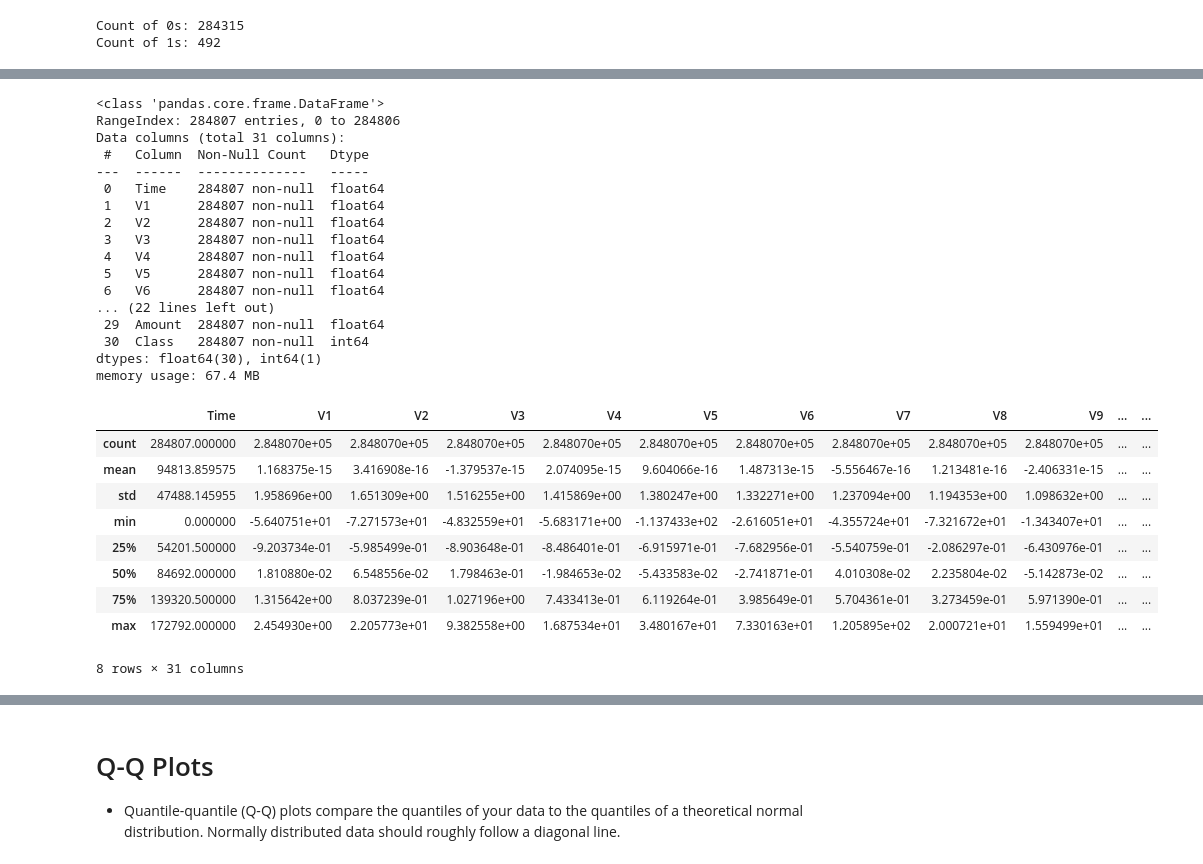
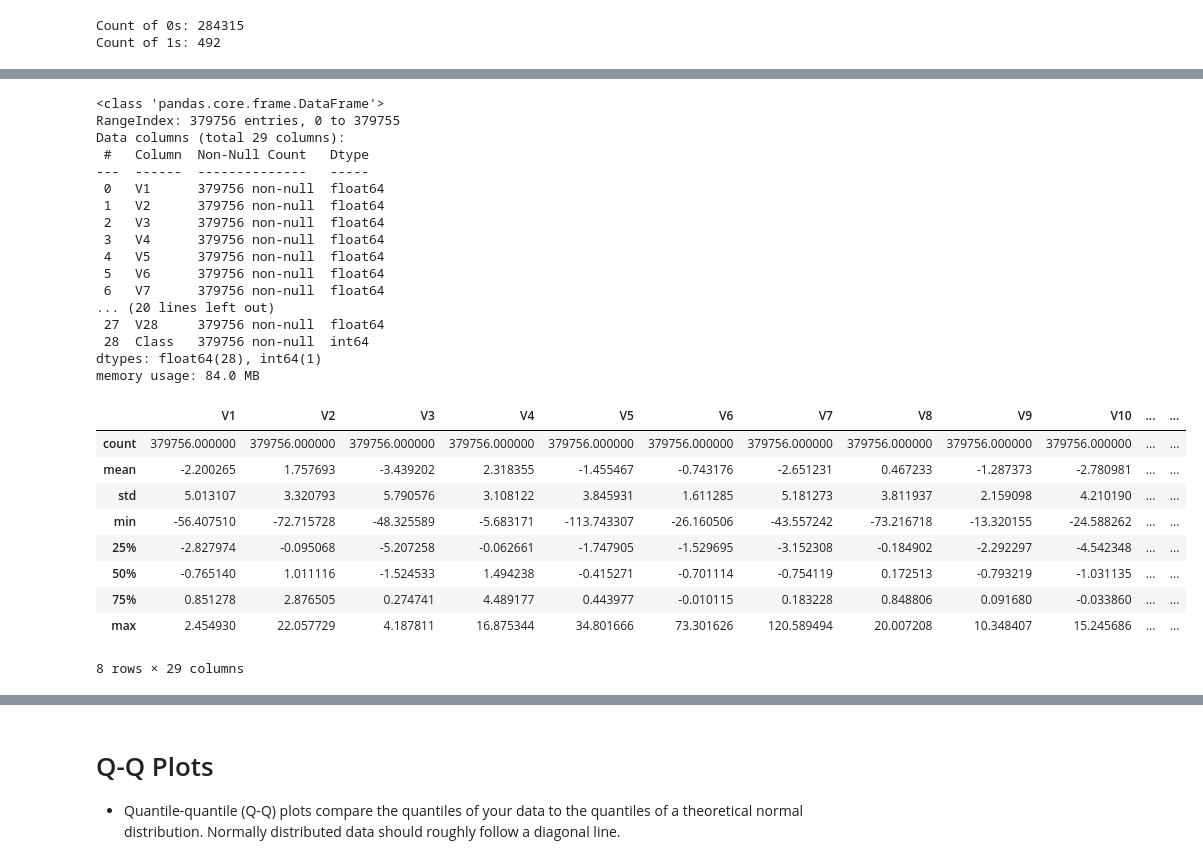
Before and after one commit to AnkitDogra-07/Research-CSE-V, a Jupyter notebook: Work/Notebooks for Data Cleaning/preprocessing.ipynb, the cells around one changed output, grey strips where cells are left out. Saved outputs shown, nothing was run; the diff lists cells and outputs as text; code cells hidden in the pictures.

```diff
--- a/Work/Notebooks for Data Cleaning/preprocessing.ipynb
+++ b/Work/Notebooks for Data Cleaning/preprocessing.ipynb
@@ -47,0 +86,5 @@ Count of 1s: 492
+# %%
+new_X = X_resampled.drop(columns=['Time', 'Amount'])
+new_y = y_resampled
+# %%
+new_df = pd.concat([new_X, new_y], axis=1)
@@ -48,37 +107,37 @@ Count of 1s: 492
 # %%
 # Concise summary of data, including information about missing values and data types
-main_df.info()
+new_df.info()
 # %% [output]
 <class 'pandas.core.frame.DataFrame'>
-RangeIndex: 284807 entries, 0 to 284806
-Data columns (total 31 columns):
+RangeIndex: 379756 entries, 0 to 379755
+Data columns (total 29 columns):
  #   Column  Non-Null Count   Dtype
 ---  ------  --------------   -----
- 0   Time    284807 non-null  float64
- 1   V1      284807 non-null  float64
- 2   V2      284807 non-null  float64
- 3   V3      284807 non-null  float64
- 4   V4      284807 non-null  float64
- 5   V5      284807 non-null  float64
- 6   V6      284807 non-null  float64
-... (22 lines left out)
- 29  Amount  284807 non-null  float64
- 30  Class   284807 non-null  int64
-dtypes: float64(30), int64(1)
-memory usage: 67.4 MB
+ 0   V1      379756 non-null  float64
+ 1   V2      379756 non-null  float64
+ 2   V3      379756 non-null  float64
+ 3   V4      379756 non-null  float64
+ 4   V5      379756 non-null  float64
+ 5   V6      379756 non-null  float64
+ 6   V7      379756 non-null  float64
+... (20 lines left out)
+ 27  V28     379756 non-null  float64
+ 28  Class   379756 non-null  int64
+dtypes: float64(28), int64(1)
+memory usage: 84.0 MB
 # %%
 # Basic statistics for each numeric column, such as mean, min, max, etc
-main_df.describe()
+new_df.describe()
 # %% [output]
-|  | Time | V1 | V2 | V3 | V4 | V5 | V6 | V7 | V8 | V9 | ... | ... |
-| count | 284807.000000 | 2.848070e+05 | 2.848070e+05 | 2.848070e+05 | 2.848070e+05 | 2.848070e+05 | 2.848070e+05 | 2.848070e+05 | 2.848070e+05 | 2.848070e+05 | ... | ... |
-| mean | 94813.859575 | 1.168375e-15 | 3.416908e-16 | -1.379537e-15 | 2.074095e-15 | 9.604066e-16 | 1.487313e-15 | -5.556467e-16 | 1.213481e-16 | -2.406331e-15 | ... | ... |
-| std | 47488.145955 | 1.958696e+00 | 1.651309e+00 | 1.516255e+00 | 1.415869e+00 | 1.380247e+00 | 1.332271e+00 | 1.237094e+00 | 1.194353e+00 | 1.098632e+00 | ... | ... |
-| min | 0.000000 | -5.640751e+01 | -7.271573e+01 | -4.832559e+01 | -5.683171e+00 | -1.137433e+02 | -2.616051e+01 | -4.355724e+01 | -7.321672e+01 | -1.343407e+01 | ... | ... |
-| 25% | 54201.500000 | -9.203734e-01 | -5.985499e-01 | -8.903648e-01 | -8.486401e-01 | -6.915971e-01 | -7.682956e-01 | -5.540759e-01 | -2.086297e-01 | -6.430976e-01 | ... | ... |
-| 50% | 84692.000000 | 1.810880e-02 | 6.548556e-02 | 1.798463e-01 | -1.984653e-02 | -5.433583e-02 | -2.741871e-01 | 4.010308e-02 | 2.235804e-02 | -5.142873e-02 | ... | ... |
-| 75% | 139320.500000 | 1.315642e+00 | 8.037239e-01 | 1.027196e+00 | 7.433413e-01 | 6.119264e-01 | 3.985649e-01 | 5.704361e-01 | 3.273459e-01 | 5.971390e-01 | ... | ... |
-| max | 172792.000000 | 2.454930e+00 | 2.205773e+01 | 9.382558e+00 | 1.687534e+01 | 3.480167e+01 | 7.330163e+01 | 1.205895e+02 | 2.000721e+01 | 1.559499e+01 | ... | ... |
+|  | V1 | V2 | V3 | V4 | V5 | V6 | V7 | V8 | V9 | V10 | ... | ... |
+| count | 379756.000000 | 379756.000000 | 379756.000000 | 379756.000000 | 379756.000000 | 379756.000000 | 379756.000000 | 379756.000000 | 379756.000000 | 379756.000000 | ... | ... |
+| mean | -2.200265 | 1.757693 | -3.439202 | 2.318355 | -1.455467 | -0.743176 | -2.651231 | 0.467233 | -1.287373 | -2.780981 | ... | ... |
+| std | 5.013107 | 3.320793 | 5.790576 | 3.108122 | 3.845931 | 1.611285 | 5.181273 | 3.811937 | 2.159098 | 4.210190 | ... | ... |
+| min | -56.407510 | -72.715728 | -48.325589 | -5.683171 | -113.743307 | -26.160506 | -43.557242 | -73.216718 | -13.320155 | -24.588262 | ... | ... |
+| 25% | -2.827974 | -0.095068 | -5.207258 | -0.062661 | -1.747905 | -1.529695 | -3.152308 | -0.184902 | -2.292297 | -4.542348 | ... | ... |
+| 50% | -0.765140 | 1.011116 | -1.524533 | 1.494238 | -0.415271 | -0.701114 | -0.754119 | 0.172513 | -0.793219 | -1.031135 | ... | ... |
+| 75% | 0.851278 | 2.876505 | 0.274741 | 4.489177 | 0.443977 | -0.010115 | 0.183228 | 0.848806 | 0.091680 | -0.033860 | ... | ... |
+| max | 2.454930 | 22.057729 | 4.187811 | 16.875344 | 34.801666 | 73.301626 | 120.589494 | 20.007208 | 10.348407 | 15.245686 | ... | ... |
-8 rows × 31 columns
+8 rows × 29 columns
 # %%
 # Calculating the percentage of null/Nan values in our dataset.
```
Also changed, not shown: parts of 15 cells of this notebook.
